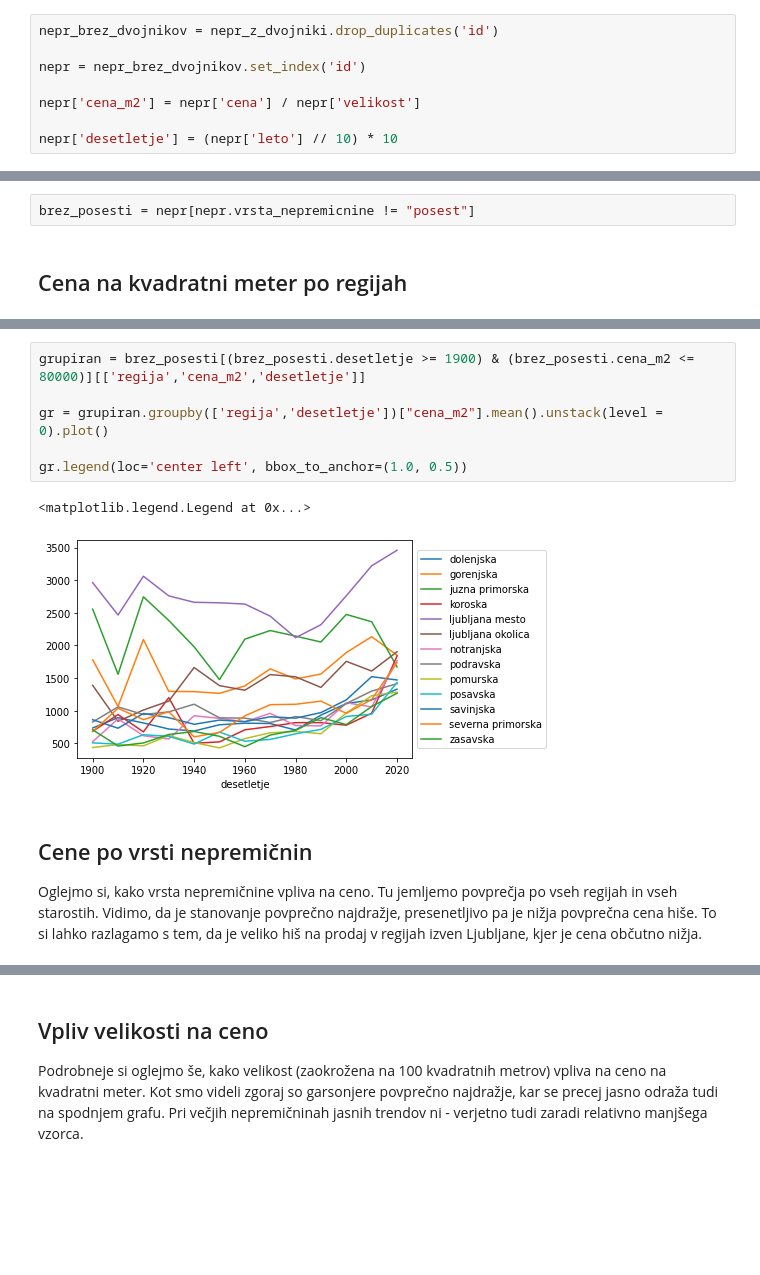
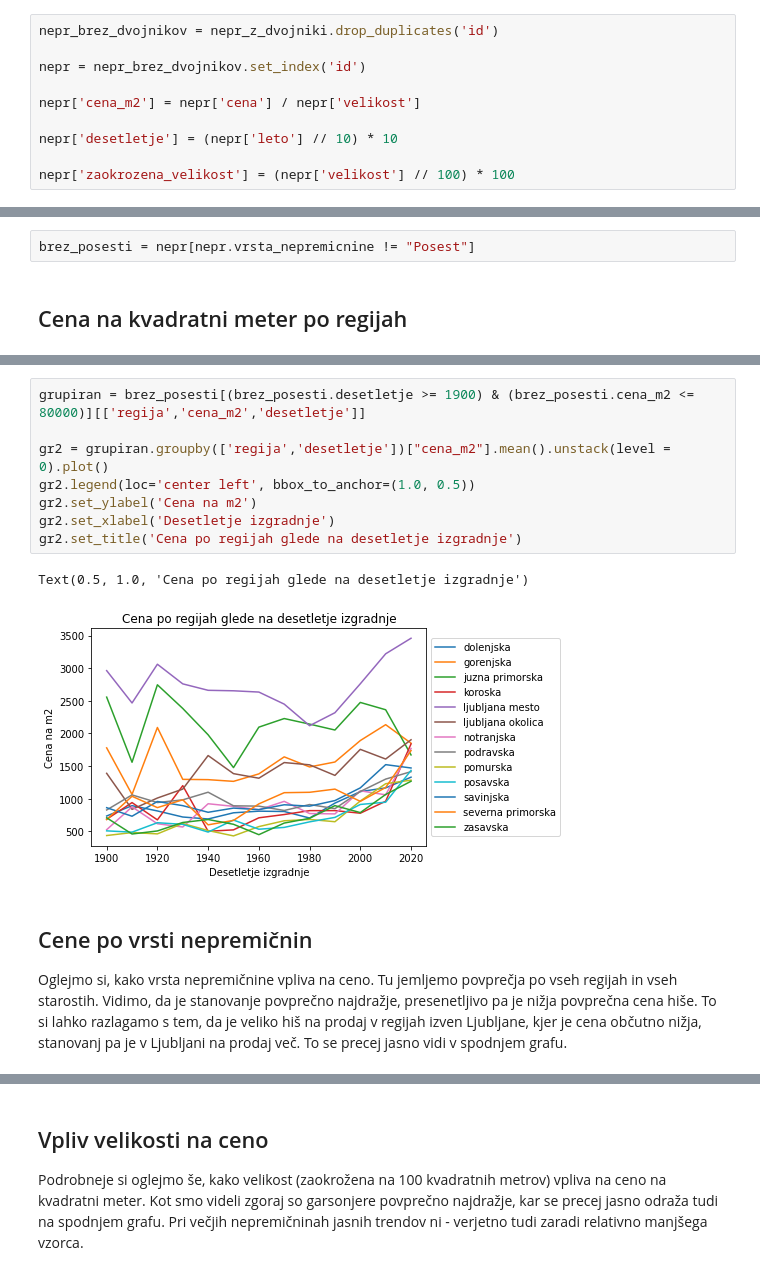
Before and after one commit to mitja-mandic/knjige-amazon, a Jupyter notebook: nepremicnine.ipynb, the cells around one changed output, grey strips where cells are left out. Cells and saved outputs as stored; diff of their text form; blank space fills up the shorter version.

```diff
--- a/nepremicnine.ipynb
+++ b/nepremicnine.ipynb
@@ -41,6 +63,8 @@ nepr = nepr_brez_dvojnikov.set_index('id')
 nepr['cena_m2'] = nepr['cena'] / nepr['velikost']
 
 nepr['desetletje'] = (nepr['leto'] // 10) * 10
+
+nepr['zaokrozena_velikost'] = (nepr['velikost'] // 100) * 100
 # %% [markdown]
 Spodaj so prikazane vse vrste nepremičnin, ki so bile oktobra na voljo. Vidimo, da prevladujejo stanovanja in hiše.
 # %%
@@ -61,5 +85,5 @@ Kot vidimo, je velik del nepremičnin *posesti* - v glavnem gre tu za kmetijska
 # %%
-brez_posesti = nepr[nepr.vrsta_nepremicnine != "posest"]
+brez_posesti = nepr[nepr.vrsta_nepremicnine != "Posest"]
 # %% [markdown]
 ## Cena na kvadratni meter po regijah
 # %% [markdown]
@@ -80,13 +110,15 @@ Na spodnjem grafu je prikazano spreminjanje cene, glede na leto izgradnje po pos
 # %%
 grupiran = brez_posesti[(brez_posesti.desetletje >= 1900) & (brez_posesti.cena_m2 <= 80000)][['regija','cena_m2','desetletje']]
 
-gr = grupiran.groupby(['regija','desetletje'])["cena_m2"].mean().unstack(level = 0).plot()
-
-gr.legend(loc='center left', bbox_to_anchor=(1.0, 0.5))
+gr2 = grupiran.groupby(['regija','desetletje'])["cena_m2"].mean().unstack(level = 0).plot()
+gr2.legend(loc='center left', bbox_to_anchor=(1.0, 0.5))
+gr2.set_ylabel('Cena na m2')
+gr2.set_xlabel('Desetletje izgradnje')
+gr2.set_title('Cena po regijah glede na desetletje izgradnje')
 # %% [output]
-<matplotlib.legend.Legend at 0x...>
+Text(0.5, 1.0, 'Cena po regijah glede na desetletje izgradnje')
-[figure, old version]
+[figure, new version]
 # %% [markdown]
 ## Cene po vrsti nepremičnin
 
-Oglejmo si, kako vrsta nepremičnine vpliva na ceno. Tu jemljemo povprečja po vseh regijah in vseh starostih. Vidimo, da je stanovanje povprečno najdražje, presenetljivo pa je nižja povprečna cena hiše. To si lahko razlagamo s tem, da je veliko hiš na prodaj v regijah izven Ljubljane, kjer je cena občutno nižja.
+Oglejmo si, kako vrsta nepremičnine vpliva na ceno. Tu jemljemo povprečja po vseh regijah in vseh starostih. Vidimo, da je stanovanje povprečno najdražje, presenetljivo pa je nižja povprečna cena hiše. To si lahko razlagamo s tem, da je veliko hiš na prodaj v regijah izven Ljubljane, kjer je cena občutno nižja, stanovanj pa je v Ljubljani na prodaj več. To se precej jasno vidi v spodnjem grafu.
```
Also changed, not shown: parts of 24 cells of this notebook, 2 other files.
